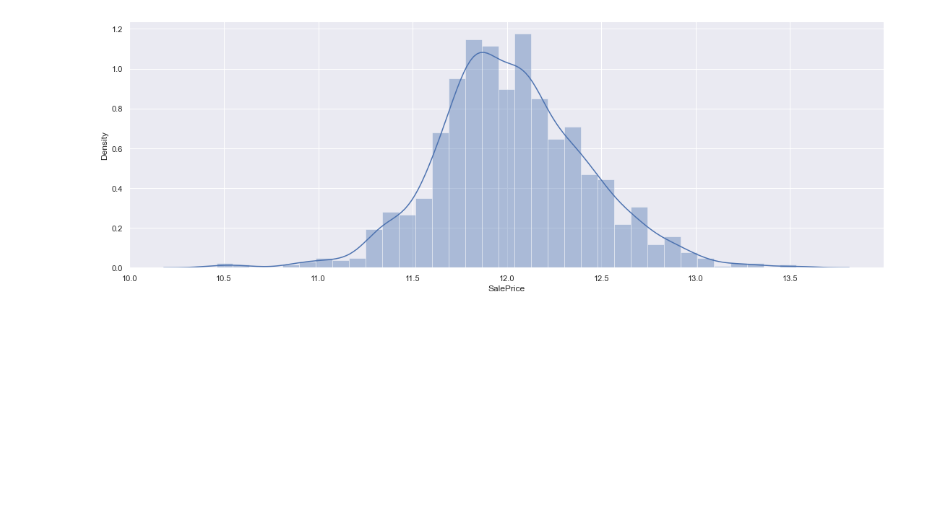
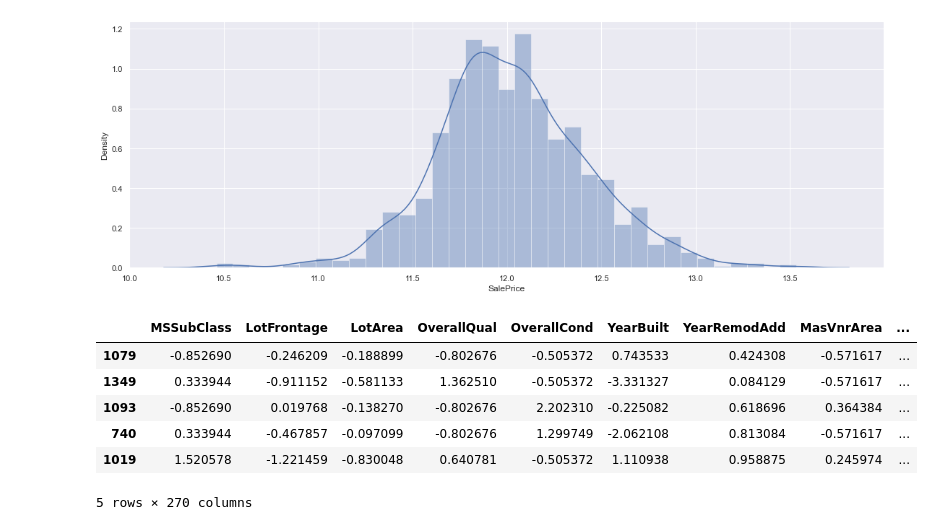
Before and after one commit to Altair200333/ML_tasks, a Jupyter notebook: task4/partial_train.ipynb, the cells around one changed output. Cells and saved outputs as stored; diff of their text form; code cells hidden in the pictures; blank space fills up the shorter version.

```diff
--- a/task4/partial_train.ipynb
+++ b/task4/partial_train.ipynb
@@ -56,3 +56,13 @@ X.head()
 5 rows × 270 columns
 # %%
 X_train, X_test, y_train, y_test = train_test_split(X, y, test_size=0.2, random_state=98987)
+# %%
+transformer.imputer_fit(X_train)
+
+X_train[X_train.columns] = transformer.imputer_transform(X_train[X_train.columns])
+X_test[X_test.columns] = transformer.imputer_transform(X_test)
+
+transformer.scaler_fit(X_train)
+
+X_train[X_train.columns] = transformer.scaler_transform(X_train)
+X_test[X_test.columns] = transformer.scaler_transform(X_test)
@@ -69,0 +93,19 @@ left_out_id = y_train[y_train.iloc[:] < 11.5].index
+# %%
+middle_out_train_id = y_train[(y_train.iloc[:] < 12.5) & (y_train.iloc[:] > 11.5)]
+middle_out_test_id = y_test[(y_test.iloc[:] < 12.5) & (y_test.iloc[:] > 11.5)]
+# %%
+X_train_mid = X_train.loc[middle_out_train_id.index.values]
+y_train_mid = y_train.loc[middle_out_train_id.index.values]
+
+X_test_mid = X_test.loc[middle_out_test_id.index.values]
+y_test_mid = y_test.loc[middle_out_test_id.index.values]
+# %%
+X_train_mid.head()
+# %% [output]
+|  | MSSubClass | LotFrontage | LotArea | OverallQual | OverallCond | YearBuilt | YearRemodAdd | MasVnrArea | ... |
+| 1079 | -0.852690 | -0.246209 | -0.188899 | -0.802676 | -0.505372 | 0.743533 | 0.424308 | -0.571617 | ... |
+| 1349 | 0.333944 | -0.911152 | -0.581133 | 1.362510 | -0.505372 | -3.331327 | 0.084129 | -0.571617 | ... |
+| 1093 | -0.852690 | 0.019768 | -0.138270 | -0.802676 | 2.202310 | -0.225082 | 0.618696 | 0.364384 | ... |
+| 740 | 0.333944 | -0.467857 | -0.097099 | -0.802676 | 1.299749 | -2.062108 | 0.813084 | -0.571617 | ... |
+| 1019 | 1.520578 | -1.221459 | -0.830048 | 0.640781 | -0.505372 | 1.110938 | 0.958875 | 0.245974 | ... |
+5 rows × 270 columns
```
Also changed, not shown: parts of 6 cells of this notebook.
